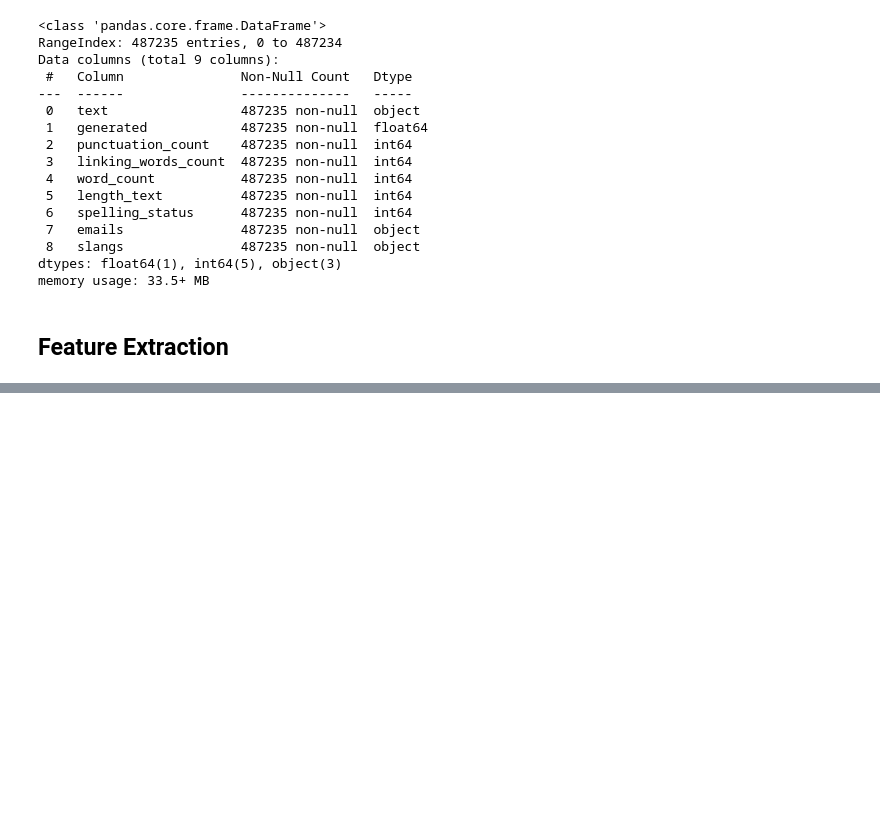
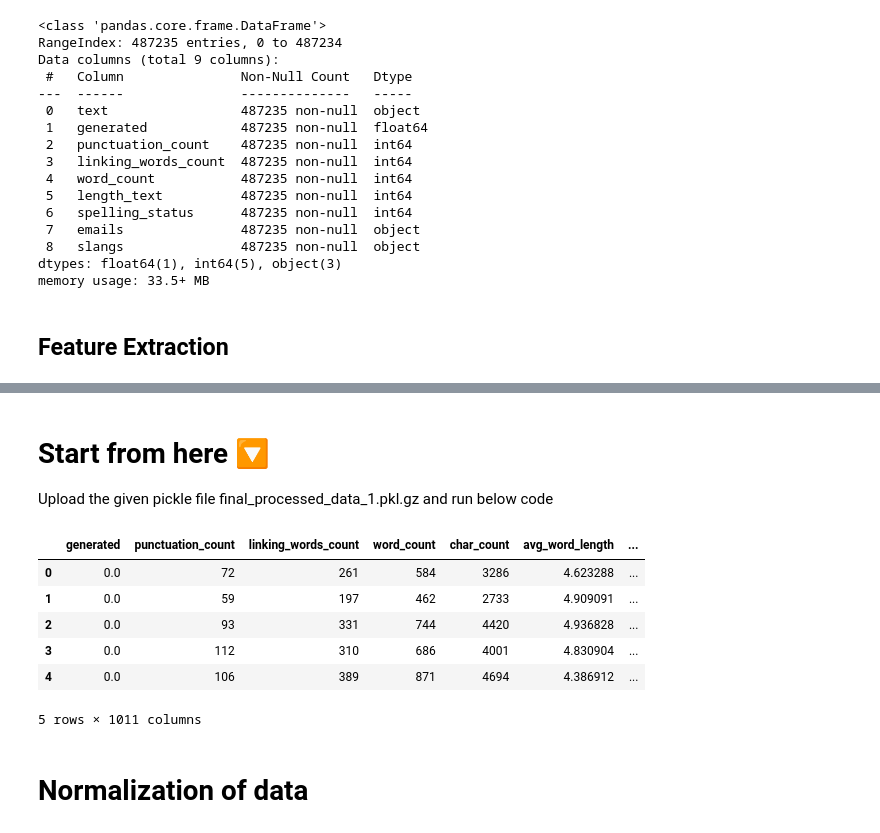
Before and after one commit to edojatheophilus/AI-vs-Human-Text-Detection, a Jupyter notebook: AI_human_txt_NLP_PROJECT.ipynb, the cells around one changed output, grey strips where cells are left out. Saved outputs shown, nothing was run; the diff lists cells and outputs as text; code cells hidden in the pictures; blank space fills up the shorter version.

```diff
--- a/AI_human_txt_NLP_PROJECT.ipynb
+++ b/AI_human_txt_NLP_PROJECT.ipynb
@@ -989,4 +950,7 @@ print("Unique values (as tuples) in 'slangs' column:", unique_slangs)
 # %%
 # Correctly transform the 'slangs' column: replace non-empty lists with 1, and empty lists or non-list values with 0
 df_with_features['slangs'] = df_with_features['slangs'].apply(lambda x: 1 if isinstance(x, list) and len(x) > 0 else 0)
+# %%
+# Correctly transform the 'slangs' column: replace non-empty lists with 1, and empty lists or non-list values with 0
+df_with_features['emails'] = df_with_features['emails'].apply(lambda x: 1 if isinstance(x, list) and len(x) > 0 else 0)
 # %%
@@ -1189,0 +993,14 @@ print(f"F1 Score: {unseen_f1}")
+# %%
+# Create a new DataFrame without the 'text' column
+df_without_text = df_with_features.drop(columns=['text'])
+# %%
+import pickle
+import gzip
+
+# Save the DataFrame with extracted features to a new compressed pickle file
+with gzip.open('final_processed_data_1.pkl.gz', 'wb') as f:
+    pickle.dump(df_without_text, f)
+# %% [markdown]
+# **Start from here 🔽**
+Upload the given pickle file final_processed_data_1.pkl.gz
+and run below code
@@ -1189,0 +1016,13 @@ print(f"F1 Score: {unseen_f1}")
+# %%
+df_with_features=final_processed_data
+df_with_features.head()
+# %% [output]
+|  | generated | punctuation_count | linking_words_count | word_count | char_count | avg_word_length | ... |
+| 0 | 0.0 | 72 | 261 | 584 | 3286 | 4.623288 | ... |
+| 1 | 0.0 | 59 | 197 | 462 | 2733 | 4.909091 | ... |
+| 2 | 0.0 | 93 | 331 | 744 | 4420 | 4.936828 | ... |
+| 3 | 0.0 | 112 | 310 | 686 | 4001 | 4.830904 | ... |
+| 4 | 0.0 | 106 | 389 | 871 | 4694 | 4.386912 | ... |
+5 rows × 1011 columns
+# %% [markdown]
+# **Normalization of data**
```
Also changed, not shown: parts of 49 cells of this notebook.
